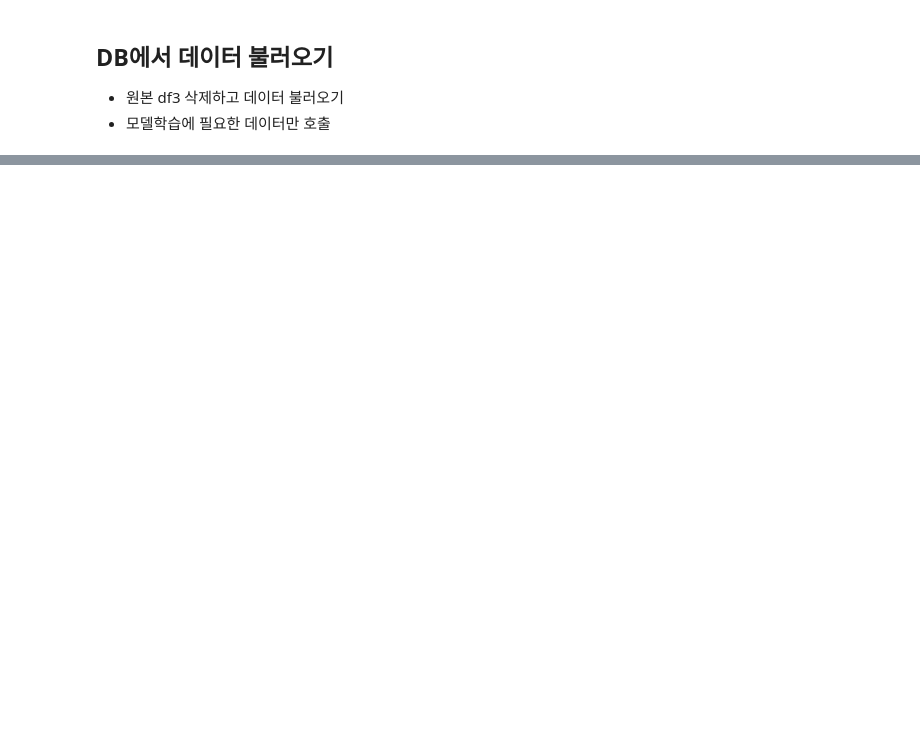
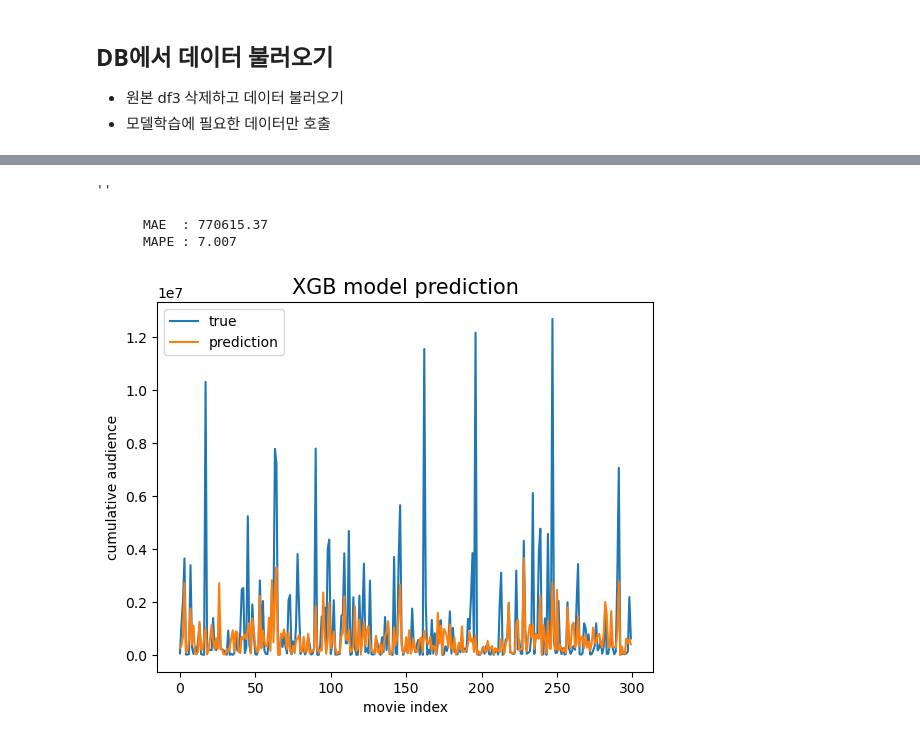
Before and after one commit to KHP95/section4-project, a Jupyter notebook: AI_18_박경훈_Section4.ipynb, the cells around one changed output, grey strips where cells are left out. Saved outputs shown, nothing was run; the diff lists cells and outputs as text; code cells hidden in the pictures; blank space fills up the shorter version.

```diff
--- a/AI_18_박경훈_Section4.ipynb
+++ b/AI_18_박경훈_Section4.ipynb
@@ -271,6 +271,9 @@ def init_db():
     container_list = subprocess.check_output(quote, shell=True).decode().split()
     if 'db' not in container_list:
         !docker run $PSQL
+    else:
+        !docker start db
+    time.sleep(1)
 
     # 컨테이너 내부 db에 movie_db 없을시 생성
     quote = r'docker exec db psql -U postgres -c "SELECT datname FROM pg_database;"'
@@ -288,4 +291,5 @@ def init_db():
     return conn, cursor
 #########################################################################
 
+
 conn, cursor = init_db()
@@ -426,0 +551,38 @@ gc.collect()
+# %%
+model = XGBRegressor(n_estimators=1000,
+                     max_depth=10,
+                     learning_rate=0.01,
+                     booster='gbtree',
+                     colsample_bytree=0.7,
+                     reg_alpha=1,
+                     eval_metric='mae',
+                     early_stopping_rounds=30,
+                     n_jobs=-1)
+
+model.fit(X_train, y_train,
+          eval_set = [(X_test, y_test)],
+          verbose=0)
+''
+# %% [output]
+''
+# %%
+pred = model.predict(X_test)
+
+mae = mean_absolute_error(y_test, pred)
+mape = mean_absolute_percentage_error(y_test, pred)
+
+print(f"""
+      MAE  : {mae.round(3)}
+      MAPE : {mape.round(3)}""")
+
+plt.plot(y_test.to_list(), label='true')
+plt.plot(model.predict(X_test), label='prediction')
+plt.legend()
+plt.title("XGB model prediction", fontsize=15)
+plt.ylabel('cumulative audience')
+plt.xlabel('movie index')
+plt.show()
+# %% [output]
+      MAE  : 770615.37
+      MAPE : 7.007
+[figure, added]
```
Also changed, not shown: parts of 12 cells of this notebook, 3 other files.
